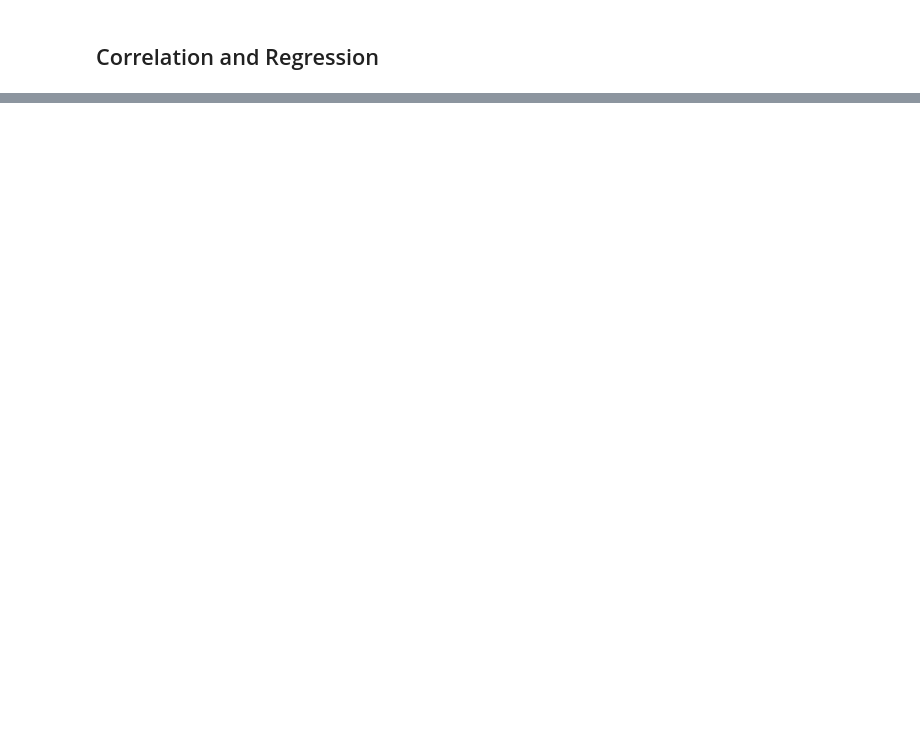
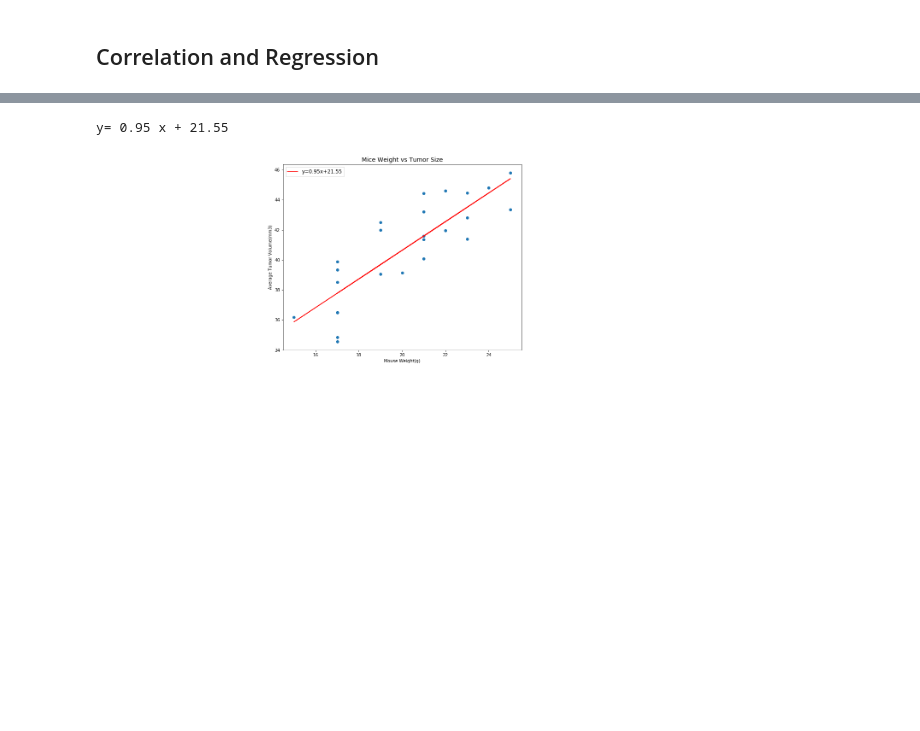
Before and after one commit to Sushil100040/Matplotlib_challenge, a Jupyter notebook: Pymaceuticals/pymaceuticals_starter.ipynb, the cells around one changed output, grey strips where cells are left out. Saved outputs shown, nothing was run; the diff lists cells and outputs as text; code cells hidden in the pictures; blank space fills up the shorter version.

```diff
--- a/Pymaceuticals/pymaceuticals_starter.ipynb
+++ b/Pymaceuticals/pymaceuticals_starter.ipynb
@@ -501,0 +634,30 @@ plt.show()
+# %%
+# Add the linear regression equation and line to plot
+x_values=average_volume["Weight (g)"]
+y_values=average_volume["Average Tumor volume(mm3)"]
+
+#figuresize
+fig = plt.figure(1, figsize=(10, 8))
+
+#regression part
+(slope, intercept, rvalue, pvalue, stderr) = linregress(x_values, y_values)
+regress_values = x_values*slope+intercept
+line_eq =f"y= {round(slope,2)} x + {round(intercept,2)}"
+print(line_eq)
+
+#Scatterplot and plotting the line
+plt.scatter(x_values,y_values)
+plt.plot(x_values,regress_values,"r-", label='y={:.2f}x+{:.2f}'.format(slope,intercept))
+plt.annotate(line_eq,(6,10),color="red")
+
+#setting the labels and titles
+plt.xlabel('Mouse Weight(g)')
+plt.ylabel('Average Tumor Volume(mm3)')
+plt.title('Mice Weight vs Tumor Size',fontsize =14)
+plt.legend(fontsize=12, loc="best")
+
+#Display the figure
+plt.show()
+# %% [output]
+y= 0.95 x + 21.55
+[figure, added]
```
Also changed, not shown: parts of 11 cells of this notebook.
